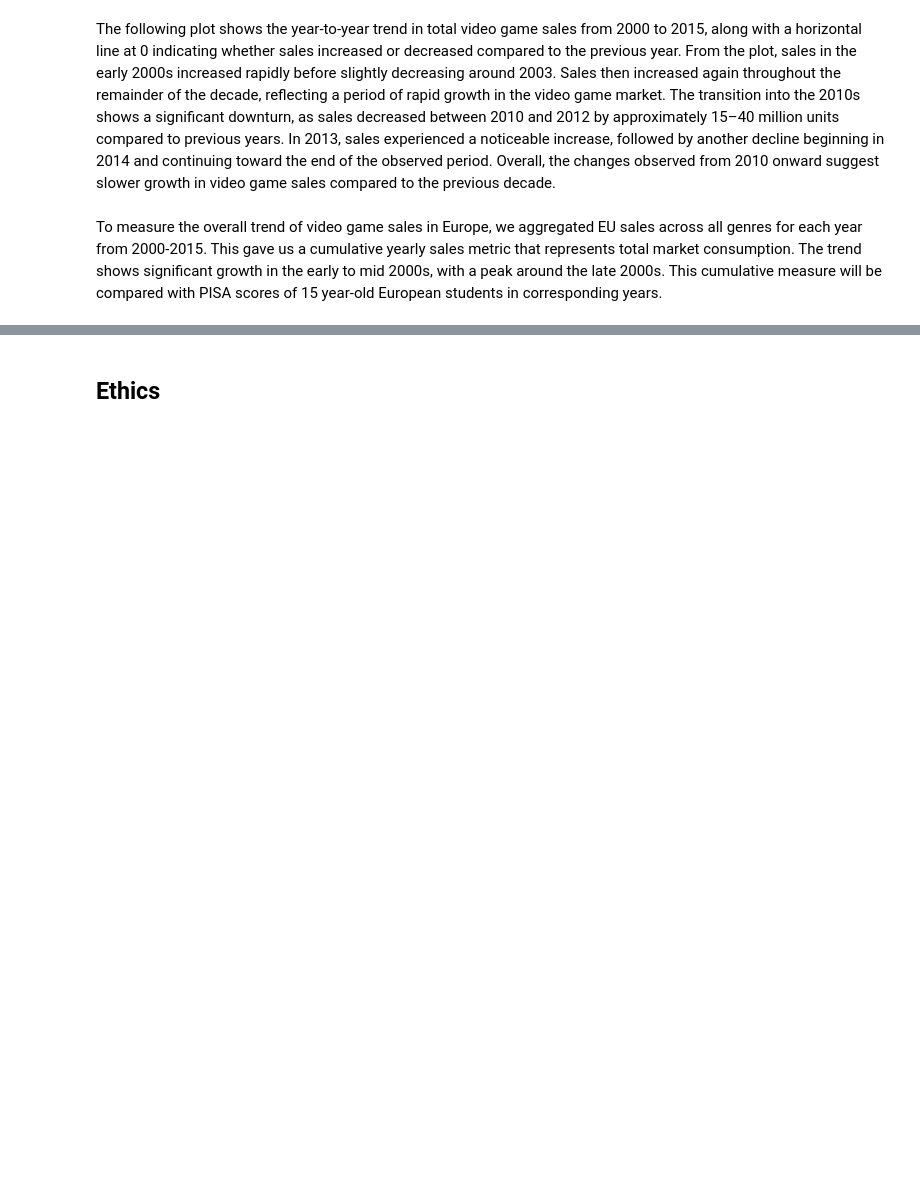
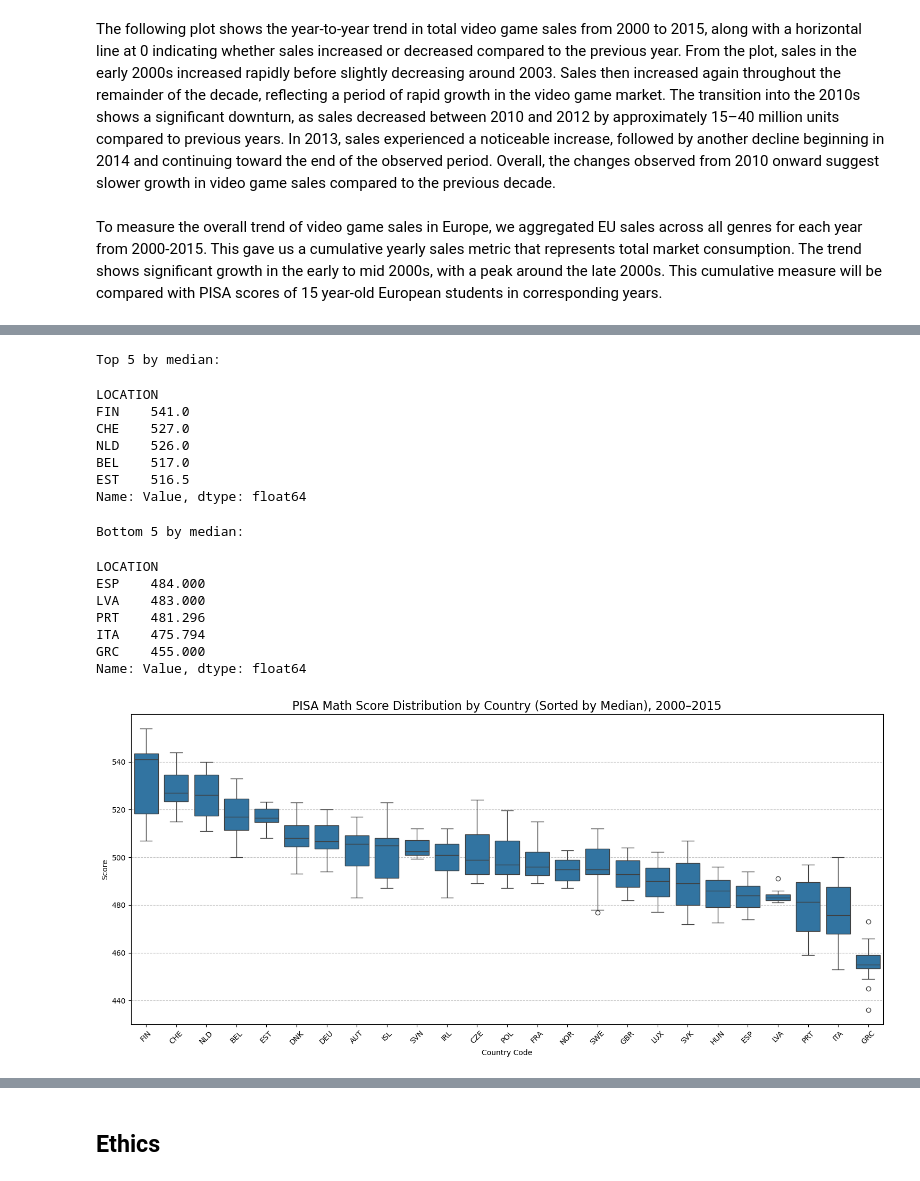
Before and after one commit to COGS108/Group037_WI26, a Jupyter notebook: 02-EDACheckpoint.ipynb, the cells around one changed output, grey strips where cells are left out. Cells and saved outputs as stored; diff of their text form; code cells hidden in the pictures; blank space fills up the shorter version.

```diff
--- a/02-EDACheckpoint.ipynb
+++ b/02-EDACheckpoint.ipynb
@@ -443,0 +507,34 @@ Some more words and stuff.  Remember notebooks work best if you interleave the c
+# %%
+order = pisa_eu.groupby("LOCATION")["Value"].median().sort_values(ascending=False).index
+print("Top 5 by median:")
+display(pisa_eu.groupby("LOCATION")["Value"].median().sort_values(ascending=False).head(5))
+print("Bottom 5 by median:")
+display(pisa_eu.groupby("LOCATION")["Value"].median().sort_values(ascending=False).tail(5))
+
+plt.figure(figsize=(15, 7))
+sns.boxplot(data=pisa_eu, x="LOCATION", y="Value", order=order)
+plt.xticks(rotation=45)
+plt.title("PISA Math Score Distribution by Country (Sorted by Median), 2000–2015", fontsize=16)
+plt.ylabel("Score")
+plt.xlabel("Country Code")
+plt.grid(axis="y", linestyle="--", alpha=0.7)
+plt.tight_layout()
+plt.show()
+# %% [output]
+Top 5 by median:
+LOCATION
+FIN    541.0
+CHE    527.0
+NLD    526.0
+BEL    517.0
+EST    516.5
+Name: Value, dtype: float64
+Bottom 5 by median:
+LOCATION
+ESP    484.000
+LVA    483.000
+PRT    481.296
+ITA    475.794
+GRC    455.000
+Name: Value, dtype: float64
+[figure, added]
```
Also changed, not shown: parts of 13 cells of this notebook.
